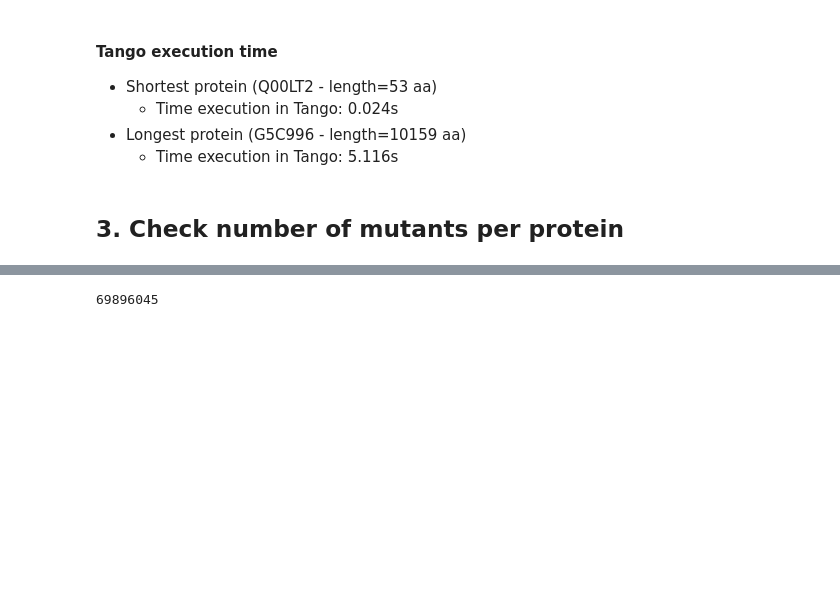
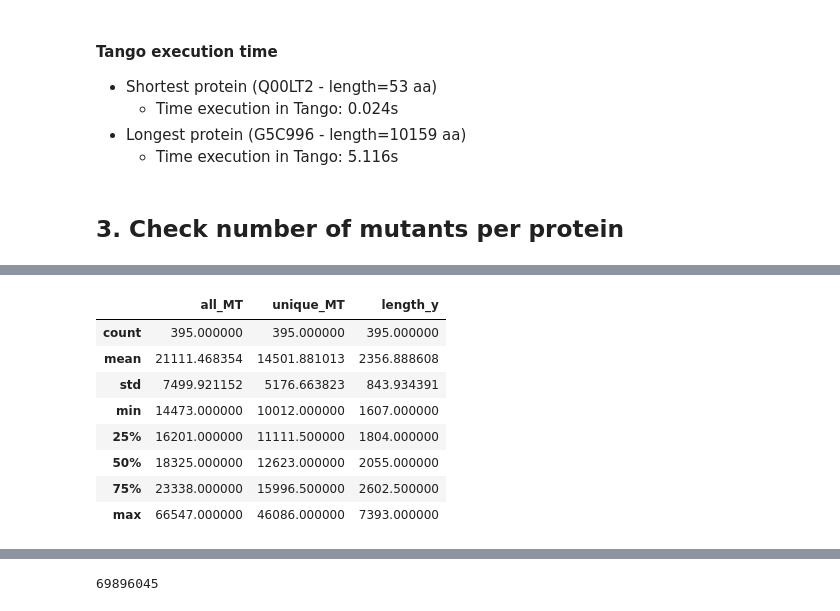
Before and after one commit to ladyson1806/NKR_lifespan, a Jupyter notebook: code/02_mutation_tolerance/2_computational_large_scale_mutagenesis.ipynb, the cells around one changed output, grey strips where cells are left out. Cells and saved outputs as stored; diff of their text form; code cells hidden in the pictures; blank space fills up the shorter version.

```diff
--- a/code/02_mutation_tolerance/2_computational_large_scale_mutagenesis.ipynb
+++ b/code/02_mutation_tolerance/2_computational_large_scale_mutagenesis.ipynb
@@ -190,0 +172,12 @@ MM_all_count = pd.read_csv('../../data/mutation_tolerance/MM_all_mutants_counts.
+# %%
+MM_all_count[(MM_all_count['unique_MT'] > 10000)].merge(all_agg_scores[['proteinID_y','length_y']], on='proteinID_y').describe()
+# %% [output]
+|  | all_MT | unique_MT | length_y |
+| count | 395.000000 | 395.000000 | 395.000000 |
+| mean | 21111.468354 | 14501.881013 | 2356.888608 |
+| std | 7499.921152 | 5176.663823 | 843.934391 |
+| min | 14473.000000 | 10012.000000 | 1607.000000 |
+| 25% | 16201.000000 | 11111.500000 | 1804.000000 |
+| 50% | 18325.000000 | 12623.000000 | 2055.000000 |
+| 75% | 23338.000000 | 15996.500000 | 2602.500000 |
+| max | 66547.000000 | 46086.000000 | 7393.000000 |
```
Also changed, not shown: parts of 31 cells of this notebook, 19 other files.
